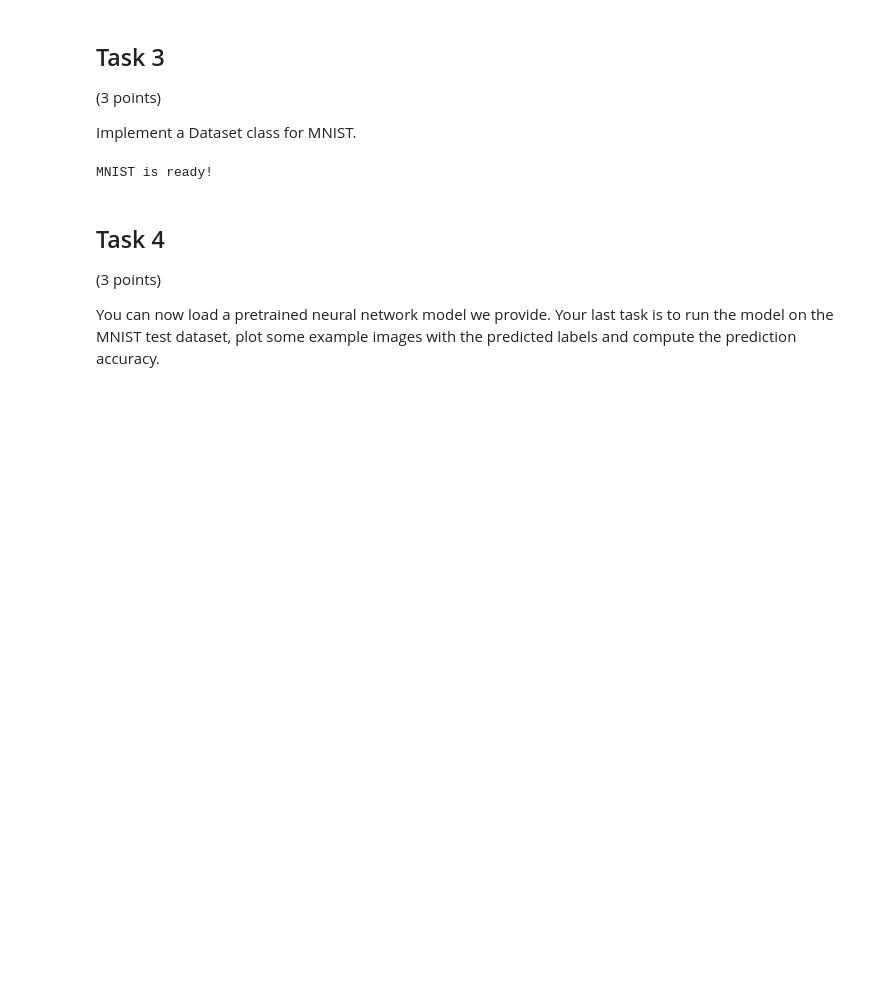
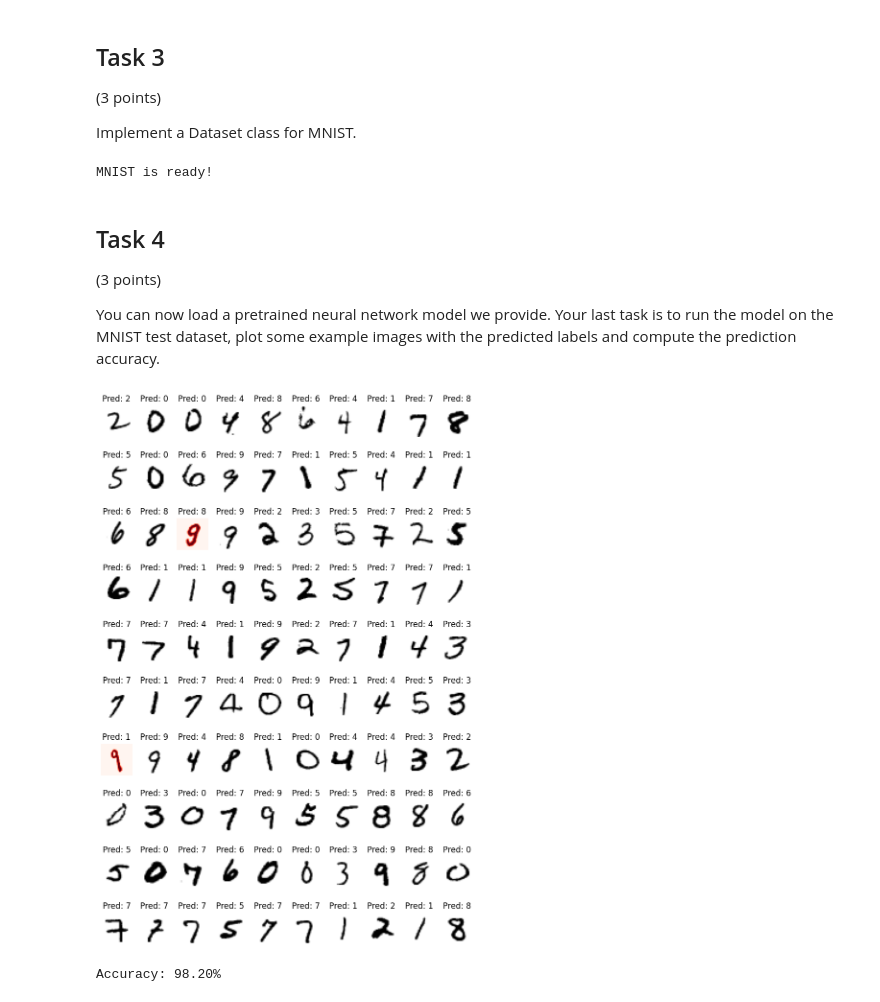
Before and after one commit to add-IV/3dcv-students, a Jupyter notebook: 2.0-tl-pytorch.ipynb, the cells around one changed output. Drawn from its saved outputs; the diff is of its cells as text; code cells hidden in the pictures; blank space fills up the shorter version.

```diff
--- a/2.0-tl-pytorch.ipynb
+++ b/2.0-tl-pytorch.ipynb
@@ -184,7 +184,7 @@ class MNIST:
 
         # TODO: create a list of all subdirectories (named like the classes)
         #       within the dataset root
-        self.labels = os.listdir(root)
+        self.classes = os.listdir(root)
 
 
         # TODO: create a list of paths to all images
@@ -201,7 +201,7 @@ class MNIST:
         Returns the lenght of the dataset (number of images)
         """
         # TODO: return the length (number of images) of the dataset
-        return len(self.images)
+        return len(self.image_paths)
 
 
     def __getitem__(self, index):
@@ -212,7 +212,7 @@ class MNIST:
         """
         # TODO: load the ith image as an numpy array (dtype=float32)
 
-        image_path, label = self.images[index]
+        image_path, label = self.image_paths[index]
         feature = skimage.io.imread(image_path).astype(np.float32)
 
 
@@ -232,6 +232,7 @@ Your last task is to run the model on the MNIST test dataset, plot some example
 # %%
 def validate(model, data_loader):
     # TODO: Create a 10x10 grid of subplots
+    fig, ax = plt.subplots(10, 10, figsize=(10, 15))
 
 
     model.eval()
@@ -241,53 +242,69 @@ def validate(model, data_loader):
         for i, item in enumerate(data_loader):
             # TODO: unpack item into image and ground truth
             #       and run network on them
-
+            feature, label = item
 
             # TODO: get class with highest probability
+            prediction = model(feature)
+            _, predicted_class = torch.max(prediction, 1)
 
 
             # TODO: check if prediction is correct
             #       and add it to correct count
+            correct += (predicted_class == label).sum().item()
 
 
             # plot the first 100 images
             if i < 100:
                 # TODO: compute position of ith image in the grid
+                row = i // 10
+                col = i % 10
 
 
                 # TODO: convert image tensor to numpy array
                 #       and normalize to [0, 1]
+                image = feature.squeeze().numpy()
+                image = (image - image.min()) / (image.max() - image.min())
 
 
                 # TODO: make wrongly predicted images red
+                color_map = 'gray_r' if predicted_class == label else 'Reds'
 
 
                 # TODO: disable axis and show image
+                ax[row, col].imshow(image, cmap=color_map)
+                ax[row, col].axis('off')
 
 
                 # TODO: show the predicted class next to each image
+                ax[row, col].set_title(f'Pred: {predicted_class.item()}')
 
 
             elif i == 100:
                 plt.show()
 
     # TODO: compute and print the prediction accuracy in percent
+    accuracy = correct / len(data_loader) * 100
+    print(f'Accuracy: {accuracy:.2f}%')
 
 
 # create a DataLoader using the implemented MNIST dataset class
 data_loader = torch.utils.data.DataLoader(
     MNIST('data/mnist/testing',
     transform=transforms.Compose([
         transforms.ToTensor(),
         transforms.Normalize((0.1307,), (0.3081,))
     ])),
     batch_size=1, shuffle=True)
 
 # create the neural network
 model = Net()
 
 # load the statedict from 'models/mnist/simple_cnn.pt'
 model.load_state_dict(torch.load('models/mnist/simple_cnn.pt'))
 
 # validate the model
 validate(model, data_loader)
+# %% [output]
+[figure, added]
+Accuracy: 98.20%
```
Also changed, not shown: parts of 2 cells of this notebook, 1 other file.
